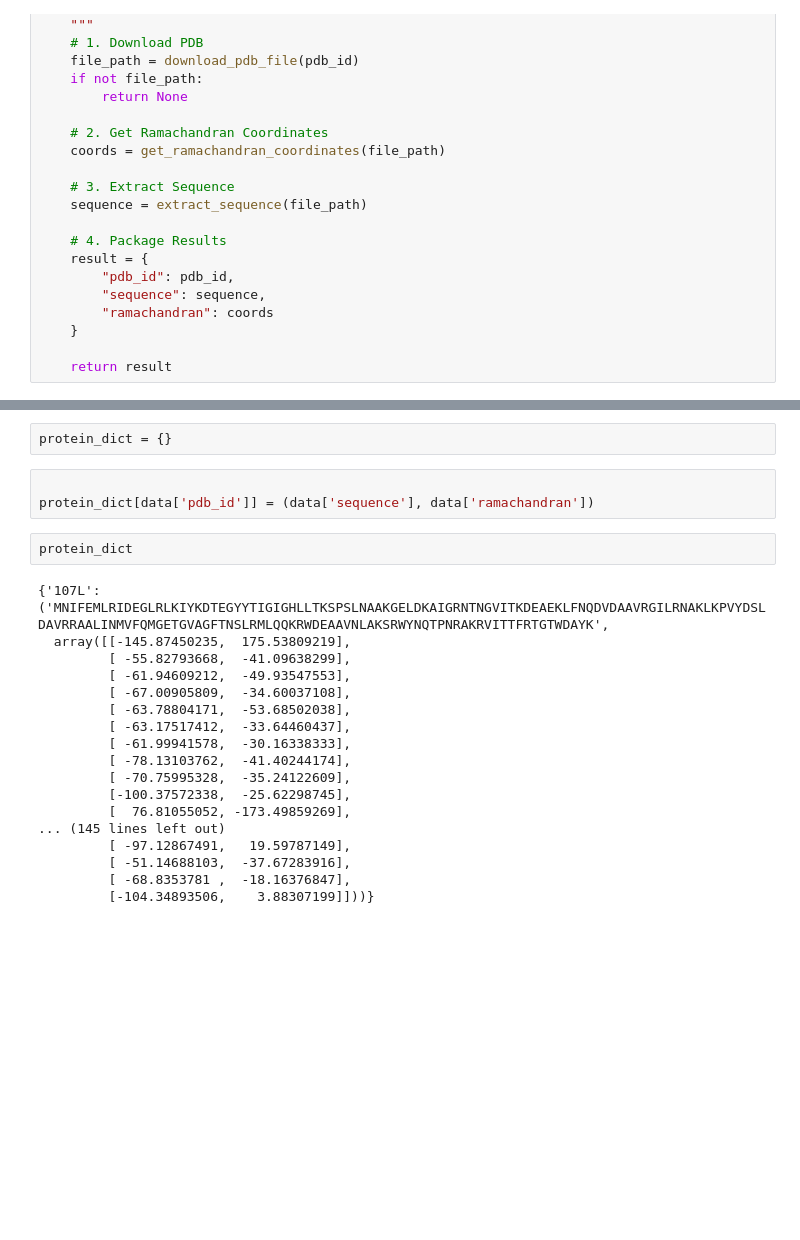
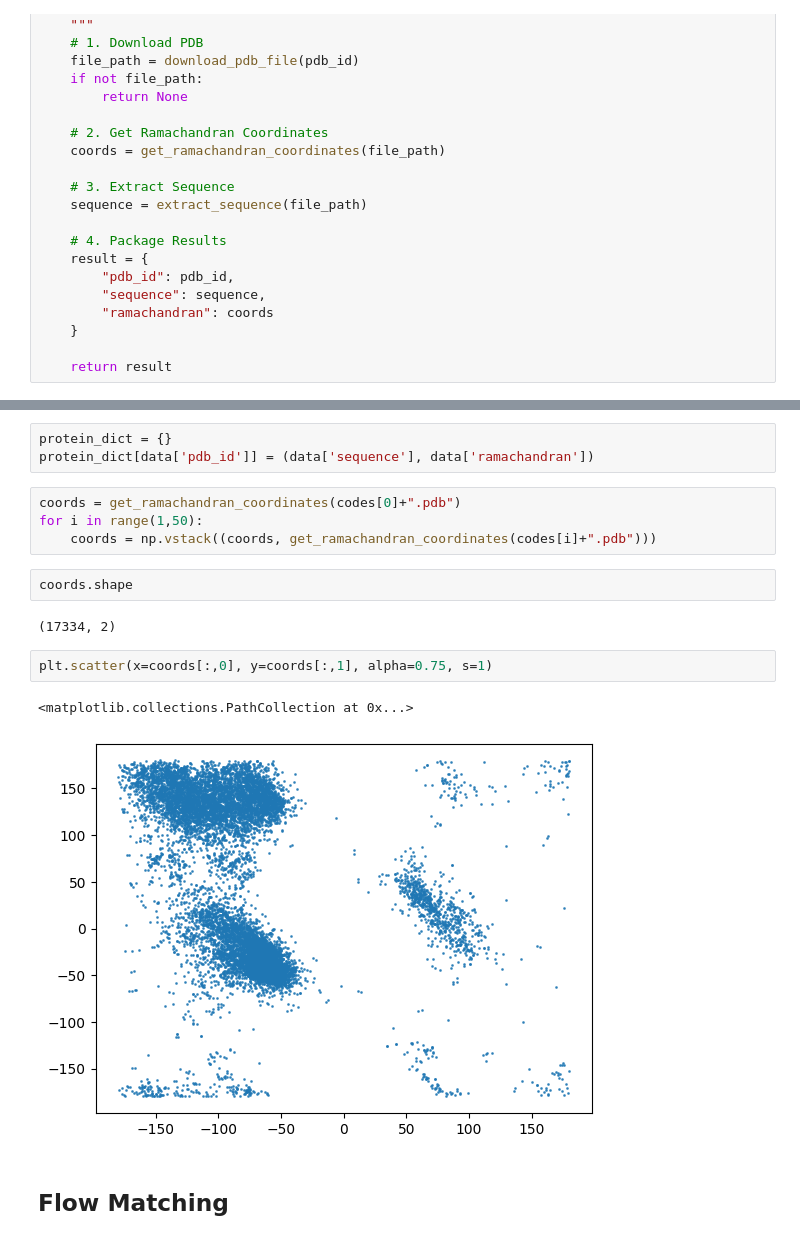
Before and after one commit to SebastianSeljak/Protein_Flow_Matching, a Jupyter notebook: pdb_loading.ipynb, the cells around one changed output, grey strips where cells are left out. Drawn from its saved outputs; the diff is of its cells as text; blank space fills up the shorter version.

Commit message:
added basic flow matching code

```diff
--- a/pdb_loading.ipynb
+++ b/pdb_loading.ipynb
@@ -152,25 +156,18 @@ Sequence (162 residues): MNIFEMLRIDEGLRLKIYKDTEGYYTIGIGHLLTKSPSLNAAKGELDKAIGRNTN
 # %%
 protein_dict = {}
+protein_dict[data['pdb_id']] = (data['sequence'], data['ramachandran'])
-# %%
-
-protein_dict[data['pdb_id']] = (data['sequence'], data['ramachandran'])
 # %%
-protein_dict
+coords = get_ramachandran_coordinates(codes[0]+".pdb")
+for i in range(1,50):
+    coords = np.vstack((coords, get_ramachandran_coordinates(codes[i]+".pdb")))
-# %% [output]
-{'107L': ('MNIFEMLRIDEGLRLKIYKDTEGYYTIGIGHLLTKSPSLNAAKGELDKAIGRNTNGVITKDEAEKLFNQDVDAAVRGILRNAKLKPVYDSLDAVRRAALINMVFQMGETGVAGFTNSLRMLQQKRWDEAAVNLAKSRWYNQTPNRAKRVITTFRTGTWDAYK',
-  array([[-145.87450235,  175.53809219],
-         [ -55.82793668,  -41.09638299],
-         [ -61.94609212,  -49.93547553],
-         [ -67.00905809,  -34.60037108],
-         [ -63.78804171,  -53.68502038],
-         [ -63.17517412,  -33.64460437],
-         [ -61.99941578,  -30.16338333],
-         [ -78.13103762,  -41.40244174],
-         [ -70.75995328,  -35.24122609],
-         [-100.37572338,  -25.62298745],
-         [  76.81055052, -173.49859269],
-... (145 lines left out)
-         [ -97.12867491,   19.59787149],
-         [ -51.14688103,  -37.67283916],
-         [ -68.8353781 ,  -18.16376847],
-         [-104.34893506,    3.88307199]]))}
+# %%
+coords.shape
+# %% [output]
+(17334, 2)
+# %%
+plt.scatter(x=coords[:,0], y=coords[:,1], alpha=0.75, s=1)
+# %% [output]
+<matplotlib.collections.PathCollection at 0x...>
+[figure, added]
+# %% [markdown]
+## Flow Matching
```
Also changed, not shown: parts of 6 cells of this notebook, 1 other file.
